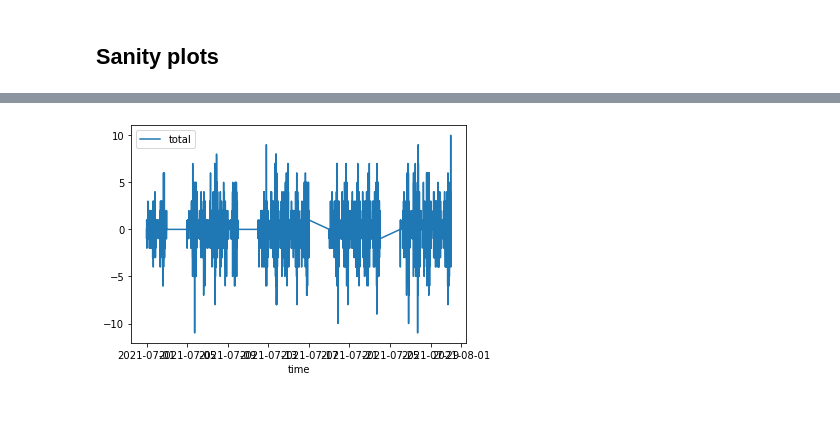
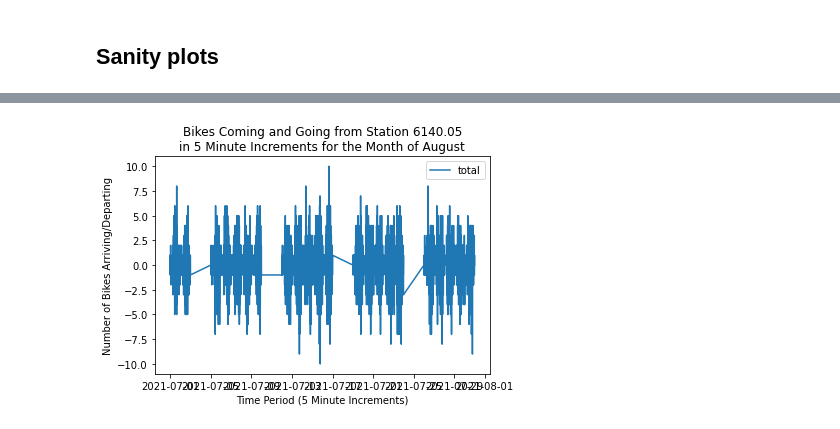
Before and after one commit to ethanglaser/MUU-Final-Project, a Jupyter notebook: warmup.ipynb, the cells around one changed output, grey strips where cells are left out. Cells and saved outputs as stored; diff of their text form; code cells hidden in the pictures.

```diff
--- a/warmup.ipynb
+++ b/warmup.ipynb
@@ -222,4 +214,7 @@ lineplot(data=chunked_598007);
-# %%
-lineplot(data=chunked_532903);
-# %% [output]
-[figure, removed]
+# %%
+plot = lineplot(data=chunked_614005)
+plot.set_title('Bikes Coming and Going from Station 6140.05\nin 5 Minute Increments for the Month of August')
+plot.set_ylabel('Number of Bikes Arriving/Departing')
+plot.set_xlabel('Time Period (5 Minute Increments)');
+# %% [output]
+[figure, added]
```
Also changed, not shown: parts of 7 cells of this notebook.
